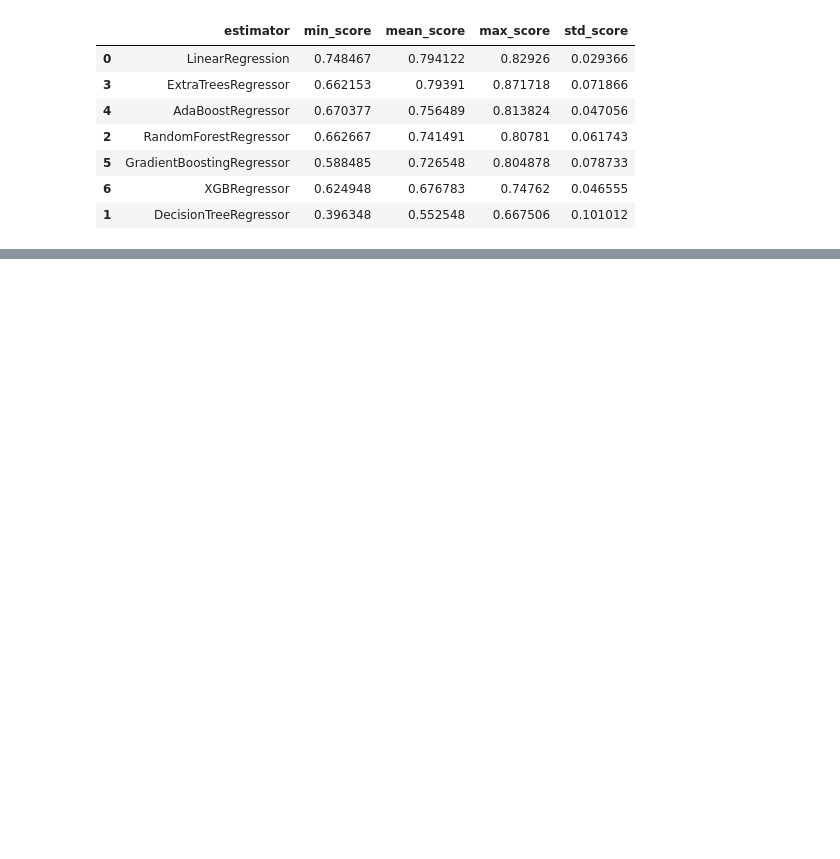
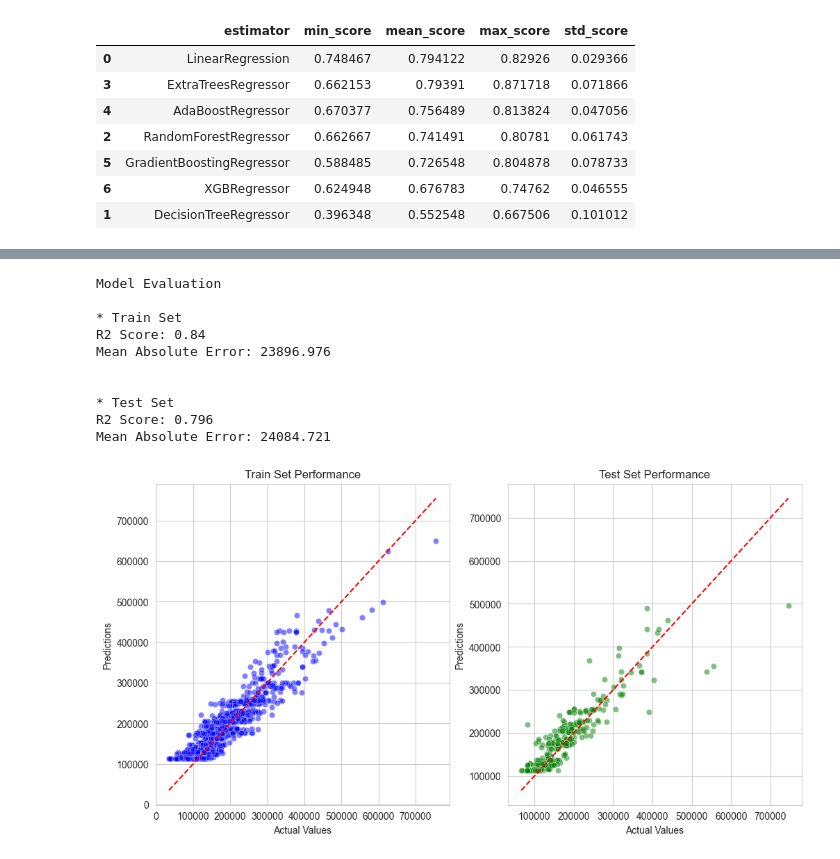
Before and after one commit to Tomosius/heritage_houses_p5, a Jupyter notebook: jupyter_notebooks/09_Modeling_and_Evaluation_hypothesis_3.ipynb, the cells around one changed output, grey strips where cells are left out. Saved outputs shown, nothing was run; the diff lists cells and outputs as text; code cells hidden in the pictures; blank space fills up the shorter version.

```diff
--- a/jupyter_notebooks/09_Modeling_and_Evaluation_hypothesis_3.ipynb
+++ b/jupyter_notebooks/09_Modeling_and_Evaluation_hypothesis_3.ipynb
@@ -1151,0 +1714,14 @@ grid_search_summary
+# %%
+evaluate_model_by_id(2, X_train, y_train, X_test, y_test)
+# %% [output]
+Model Evaluation
+
+* Train Set
+R2 Score: 0.84
+Mean Absolute Error: 23896.976
+
+
+* Test Set
+R2 Score: 0.796
+Mean Absolute Error: 24084.721
+[figure, added]
```
Also changed, not shown: parts of 64 cells of this notebook.
